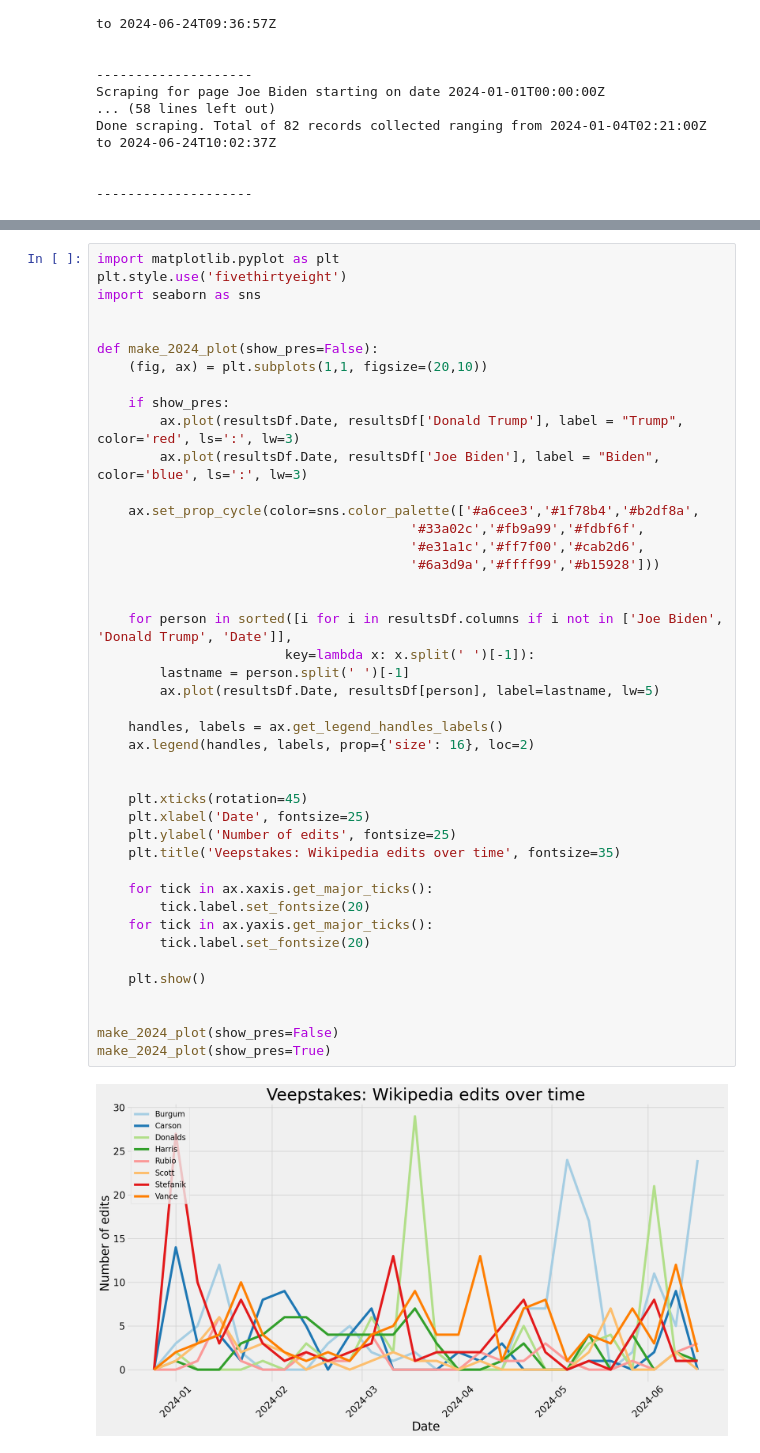
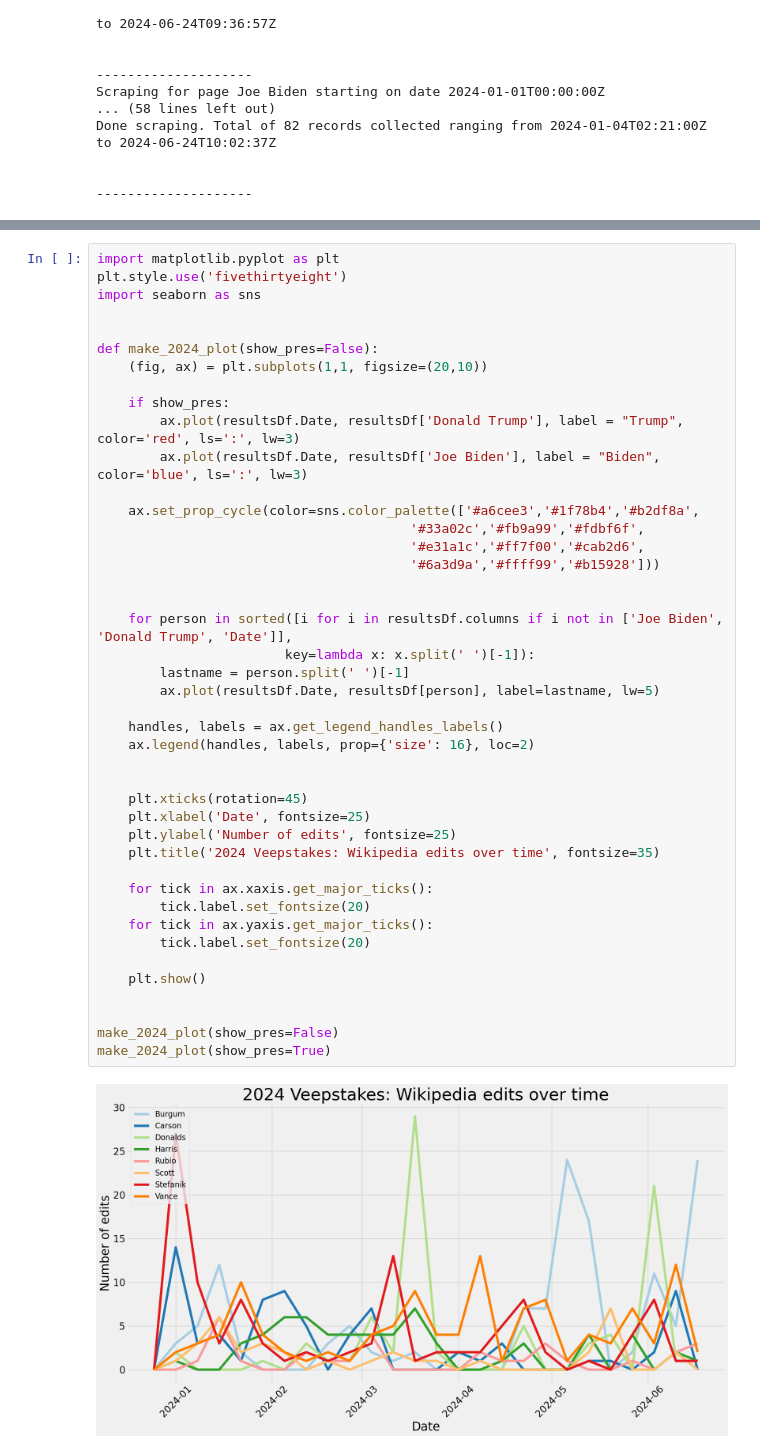
Before and after one commit to edridgedsouza/Veepstakes, a Jupyter notebook: Veepstakes.ipynb, the cells around one changed output, grey strips where cells are left out. Saved outputs shown, nothing was run; the diff lists cells and outputs as text.

Commit message:
Next day of edits

```diff
--- a/Veepstakes.ipynb
+++ b/Veepstakes.ipynb
@@ -264,32 +264,32 @@ def make_2024_plot(show_pres=False):
     ax.set_prop_cycle(color=sns.color_palette(['#a6cee3','#1f78b4','#b2df8a',
                                         '#33a02c','#fb9a99','#fdbf6f',
                                         '#e31a1c','#ff7f00','#cab2d6',
                                         '#6a3d9a','#ffff99','#b15928']))
 
 
     for person in sorted([i for i in resultsDf.columns if i not in ['Joe Biden', 'Donald Trump', 'Date']],
                         key=lambda x: x.split(' ')[-1]):
         lastname = person.split(' ')[-1]
         ax.plot(resultsDf.Date, resultsDf[person], label=lastname, lw=5)
 
     handles, labels = ax.get_legend_handles_labels()
     ax.legend(handles, labels, prop={'size': 16}, loc=2)
 
 
     plt.xticks(rotation=45)
     plt.xlabel('Date', fontsize=25)
     plt.ylabel('Number of edits', fontsize=25)
-    plt.title('Veepstakes: Wikipedia edits over time', fontsize=35)
+    plt.title('2024 Veepstakes: Wikipedia edits over time', fontsize=35)
 
     for tick in ax.xaxis.get_major_ticks():
         tick.label.set_fontsize(20)
     for tick in ax.yaxis.get_major_ticks():
         tick.label.set_fontsize(20)
 
     plt.show()
 
 
 make_2024_plot(show_pres=False)
 make_2024_plot(show_pres=True)
 # %% [output]
-[figure, old version]
+[figure, new version]
```
Also changed, not shown: parts of 3 cells of this notebook.
